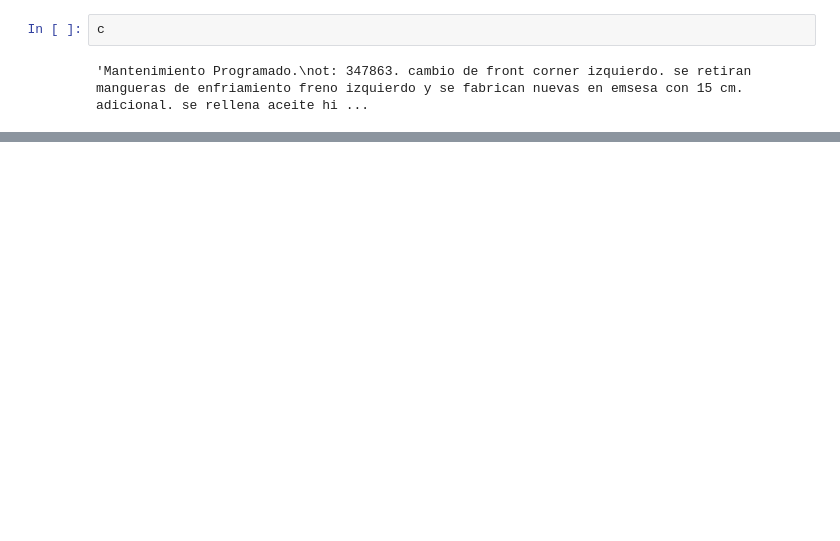
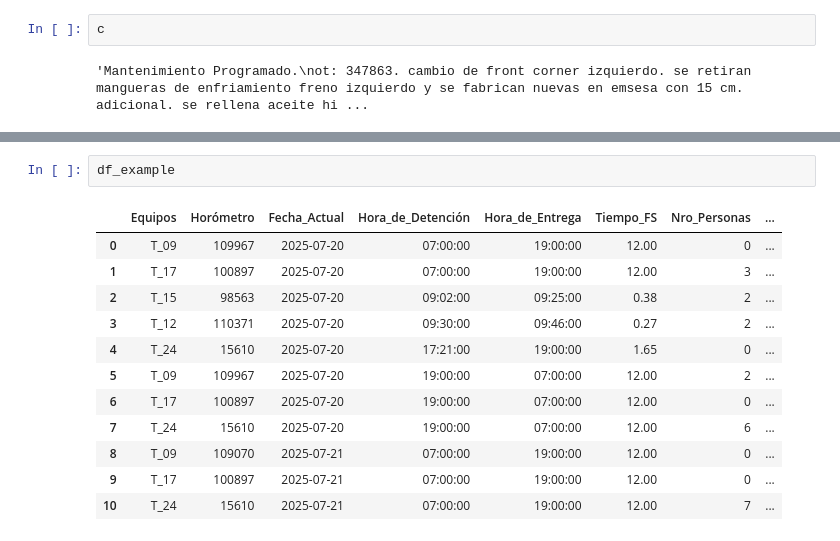
Before and after one commit to portizv26/mantention_labeler, a Jupyter notebook: notebooks/work_data.ipynb, the cells around one changed output, grey strips where cells are left out. Cells and saved outputs as stored; diff of their text form; blank space fills up the shorter version.

```diff
--- a/notebooks/work_data.ipynb
+++ b/notebooks/work_data.ipynb
@@ -205,0 +219,15 @@ c
+# %%
+df_example
+# %% [output]
+|  | Equipos | Horómetro | Fecha_Actual | Hora_de_Detención | Hora_de_Entrega | Tiempo_FS | Nro_Personas | ... |
+| 0 | T_09 | 109967 | 2025-07-20 | 07:00:00 | 19:00:00 | 12.00 | 0 | ... |
+| 1 | T_17 | 100897 | 2025-07-20 | 07:00:00 | 19:00:00 | 12.00 | 3 | ... |
+| 2 | T_15 | 98563 | 2025-07-20 | 09:02:00 | 09:25:00 | 0.38 | 2 | ... |
+| 3 | T_12 | 110371 | 2025-07-20 | 09:30:00 | 09:46:00 | 0.27 | 2 | ... |
+| 4 | T_24 | 15610 | 2025-07-20 | 17:21:00 | 19:00:00 | 1.65 | 0 | ... |
+| 5 | T_09 | 109967 | 2025-07-20 | 19:00:00 | 07:00:00 | 12.00 | 2 | ... |
+| 6 | T_17 | 100897 | 2025-07-20 | 19:00:00 | 07:00:00 | 12.00 | 0 | ... |
+| 7 | T_24 | 15610 | 2025-07-20 | 19:00:00 | 07:00:00 | 12.00 | 6 | ... |
+| 8 | T_09 | 109070 | 2025-07-21 | 07:00:00 | 19:00:00 | 12.00 | 0 | ... |
+| 9 | T_17 | 100897 | 2025-07-21 | 07:00:00 | 19:00:00 | 12.00 | 0 | ... |
+| 10 | T_24 | 15610 | 2025-07-21 | 07:00:00 | 19:00:00 | 12.00 | 7 | ... |
```
Also changed, not shown: parts of 3 cells of this notebook, 10 other files.
